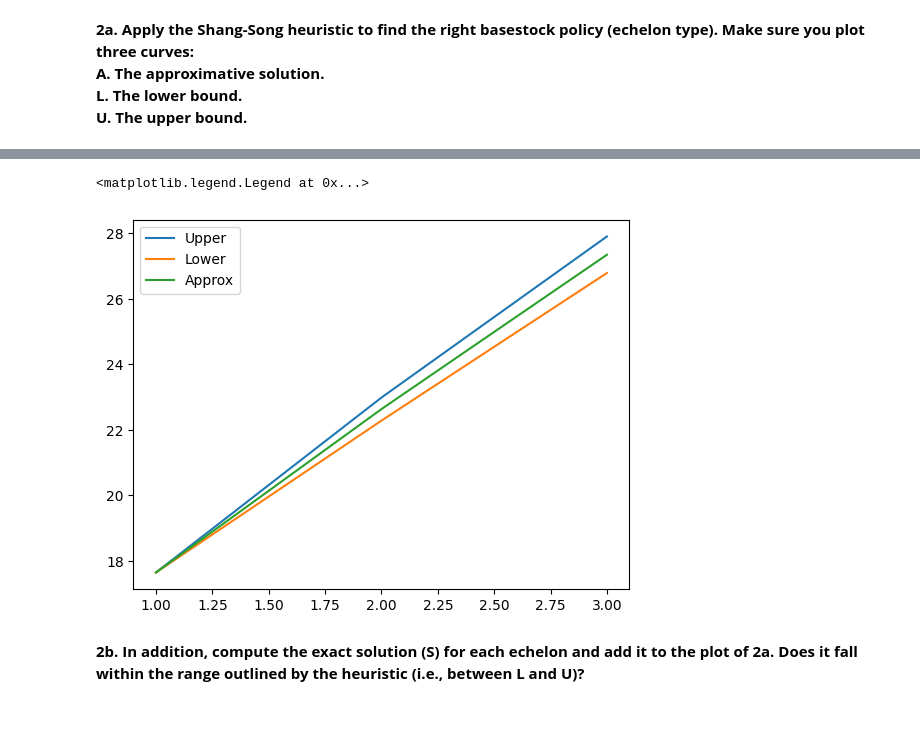
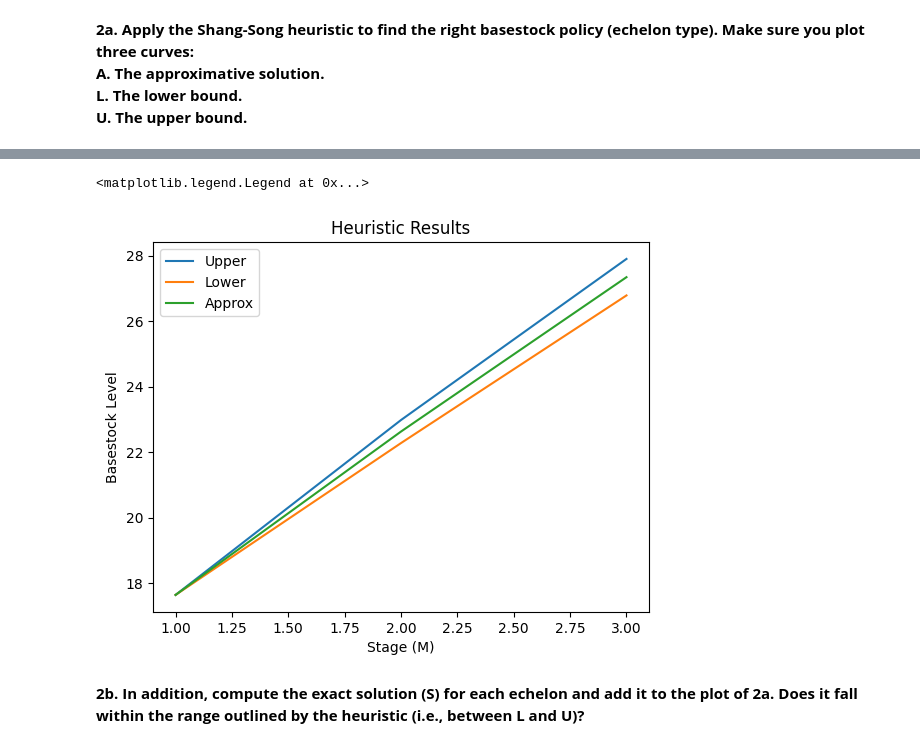
Before and after one commit to AlbinLind/Supply-Chain, a Jupyter notebook: week_4/Version 2 - Assignment 4 - Supply Chain Analytics .ipynb, the cells around one changed output, grey strips where cells are left out. Cells and saved outputs as stored; diff of their text form; code cells hidden in the pictures; blank space fills up the shorter version.

```diff
--- a/week_4/Version 2 - Assignment 4 - Supply Chain Analytics .ipynb
+++ b/week_4/Version 2 - Assignment 4 - Supply Chain Analytics .ipynb
@@ -74,14 +74,17 @@ Stage 3: 26.786009833884222 <= S^*_3 <= 27.900691421331892
 # %%
 upper_bounds = [heuristic_results[stage]["upper"] for stage in stages[:3]]
 lower_bounds = [heuristic_results[stage]["lower"] for stage in stages[:3]]
 approx = [heuristic_results[stage]["approx"] for stage in stages[:3]]
 plt.plot(stages[:3], upper_bounds, label="Upper")
 plt.plot(stages[:3], lower_bounds, label="Lower")
 plt.plot(stages[:3], approx, label="Approx")
+plt.xlabel("Stage (M)")
+plt.ylabel("Basestock Level")
+plt.title("Heuristic Results")
 plt.legend()
 # %% [output]
 <matplotlib.legend.Legend at 0x...>
-[figure, old version]
+[figure, new version]
 # %% [markdown]
 **2b. In addition, compute the exact solution (S) for each echelon and add it to the plot of 2a. Does it fall within the range outlined by the heuristic (i.e., between L and U)?**
 # %%
```
Also changed, not shown: parts of 6 cells of this notebook.
